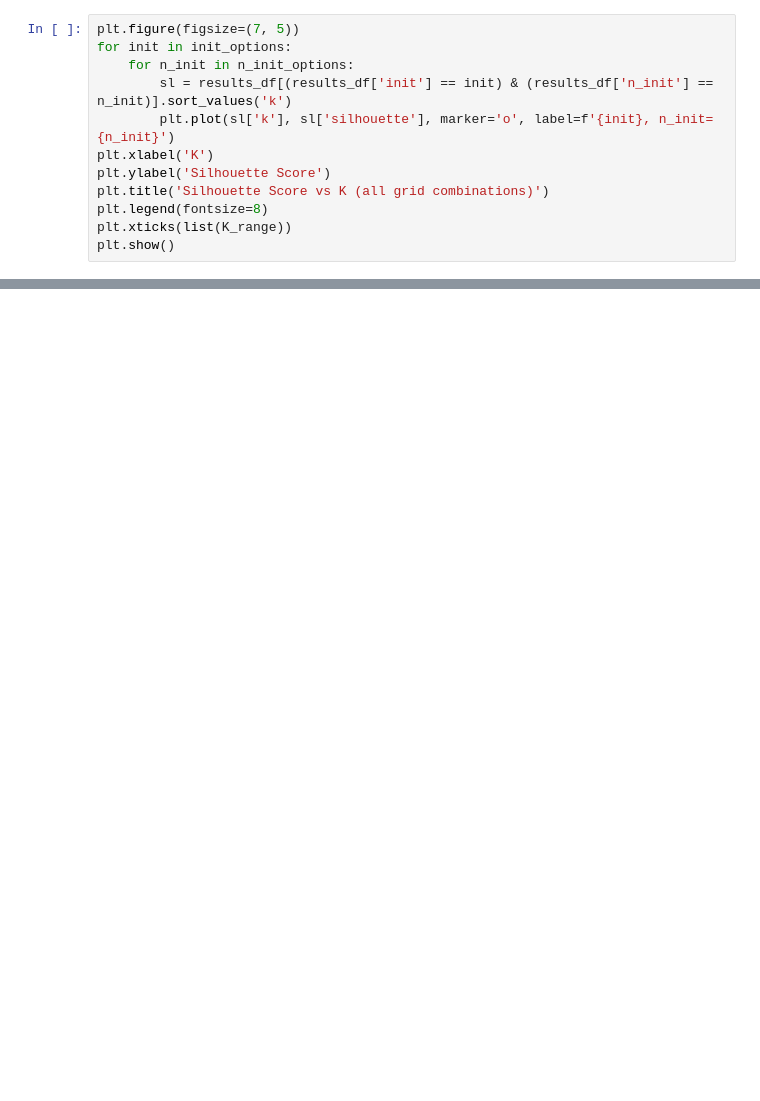
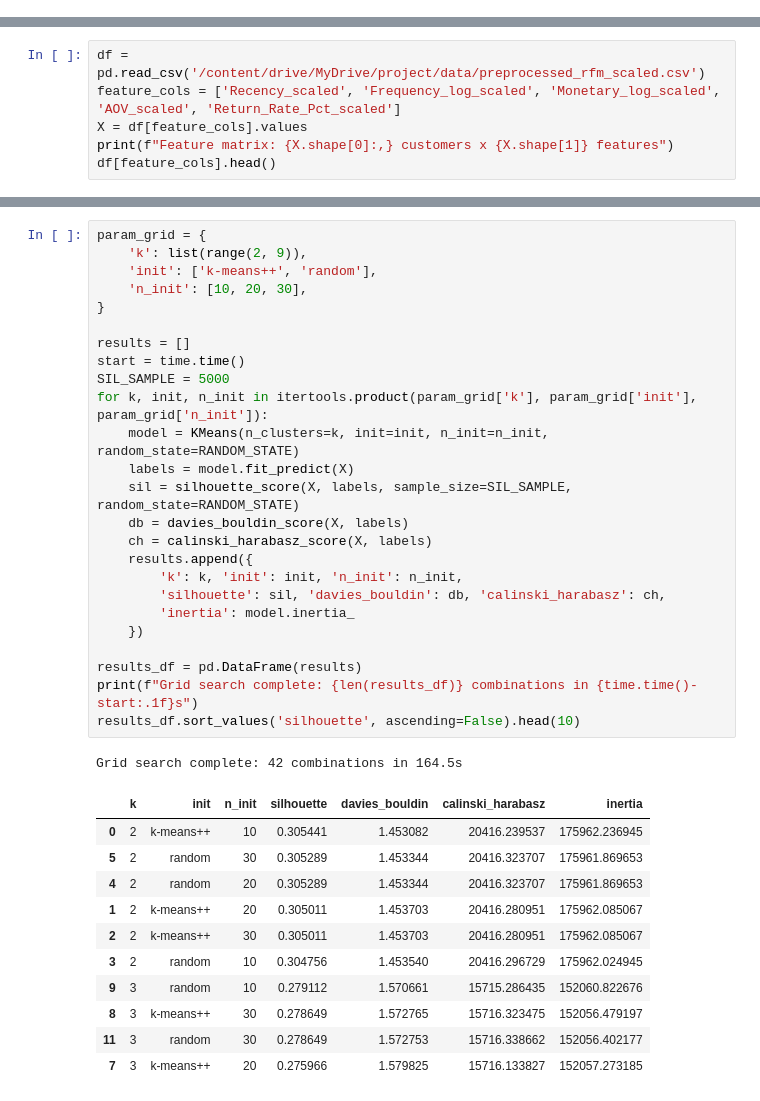
Before and after one commit to Gabriel-idkw/Customer-Behavior-Prediction, a Jupyter notebook: 02_kmeans_clustering.ipynb, the cells around one changed output, grey strips where cells are left out. Cells and saved outputs as stored; diff of their text form; blank space fills up the shorter version.

Commit message:
customer seg using kmean

```diff
--- a/02_kmeans_clustering.ipynb
+++ b/02_kmeans_clustering.ipynb
@@ -107,12 +2,0 @@ plt.show()
-# %%
-plt.figure(figsize=(7, 5))
-for init in init_options:
-    for n_init in n_init_options:
-        sl = results_df[(results_df['init'] == init) & (results_df['n_init'] == n_init)].sort_values('k')
-        plt.plot(sl['k'], sl['silhouette'], marker='o', label=f'{init}, n_init={n_init}')
-plt.xlabel('K')
-plt.ylabel('Silhouette Score')
-plt.title('Silhouette Score vs K (all grid combinations)')
-plt.legend(fontsize=8)
-plt.xticks(list(K_range))
-plt.show()
@@ -247,0 +29,6 @@ Saved models/kmeans_model.pkl and metrics/kmeans_results.json
+# %%
+df = pd.read_csv('/content/drive/MyDrive/project/data/preprocessed_rfm_scaled.csv')
+feature_cols = ['Recency_scaled', 'Frequency_log_scaled', 'Monetary_log_scaled', 'AOV_scaled', 'Return_Rate_Pct_scaled']
+X = df[feature_cols].values
+print(f"Feature matrix: {X.shape[0]:,} customers x {X.shape[1]} features")
+df[feature_cols].head()
@@ -247,0 +49,38 @@ Saved models/kmeans_model.pkl and metrics/kmeans_results.json
+# %%
+param_grid = {
+    'k': list(range(2, 9)),
+    'init': ['k-means++', 'random'],
+    'n_init': [10, 20, 30],
+}
+
+results = []
+start = time.time()
+SIL_SAMPLE = 5000
+for k, init, n_init in itertools.product(param_grid['k'], param_grid['init'], param_grid['n_init']):
+    model = KMeans(n_clusters=k, init=init, n_init=n_init, random_state=RANDOM_STATE)
+    labels = model.fit_predict(X)
+    sil = silhouette_score(X, labels, sample_size=SIL_SAMPLE, random_state=RANDOM_STATE)
+    db = davies_bouldin_score(X, labels)
+    ch = calinski_harabasz_score(X, labels)
+    results.append({
+        'k': k, 'init': init, 'n_init': n_init,
+        'silhouette': sil, 'davies_bouldin': db, 'calinski_harabasz': ch,
+        'inertia': model.inertia_
+    })
+
+results_df = pd.DataFrame(results)
+print(f"Grid search complete: {len(results_df)} combinations in {time.time()-start:.1f}s")
+results_df.sort_values('silhouette', ascending=False).head(10)
+# %% [output]
+Grid search complete: 42 combinations in 164.5s
+|  | k | init | n_init | silhouette | davies_bouldin | calinski_harabasz | inertia |
+| 0 | 2 | k-means++ | 10 | 0.305441 | 1.453082 | 20416.239537 | 175962.236945 |
+| 5 | 2 | random | 30 | 0.305289 | 1.453344 | 20416.323707 | 175961.869653 |
+| 4 | 2 | random | 20 | 0.305289 | 1.453344 | 20416.323707 | 175961.869653 |
+| 1 | 2 | k-means++ | 20 | 0.305011 | 1.453703 | 20416.280951 | 175962.085067 |
+| 2 | 2 | k-means++ | 30 | 0.305011 | 1.453703 | 20416.280951 | 175962.085067 |
+| 3 | 2 | random | 10 | 0.304756 | 1.453540 | 20416.296729 | 175962.024945 |
+| 9 | 3 | random | 10 | 0.279112 | 1.570661 | 15715.286435 | 152060.822676 |
+| 8 | 3 | k-means++ | 30 | 0.278649 | 1.572765 | 15716.323475 | 152056.479197 |
+| 11 | 3 | random | 30 | 0.278649 | 1.572753 | 15716.338662 | 152056.402177 |
+| 7 | 3 | k-means++ | 20 | 0.275966 | 1.579825 | 15716.133827 | 152057.273185 |
```
Also changed, not shown: parts of 38 cells of this notebook.
